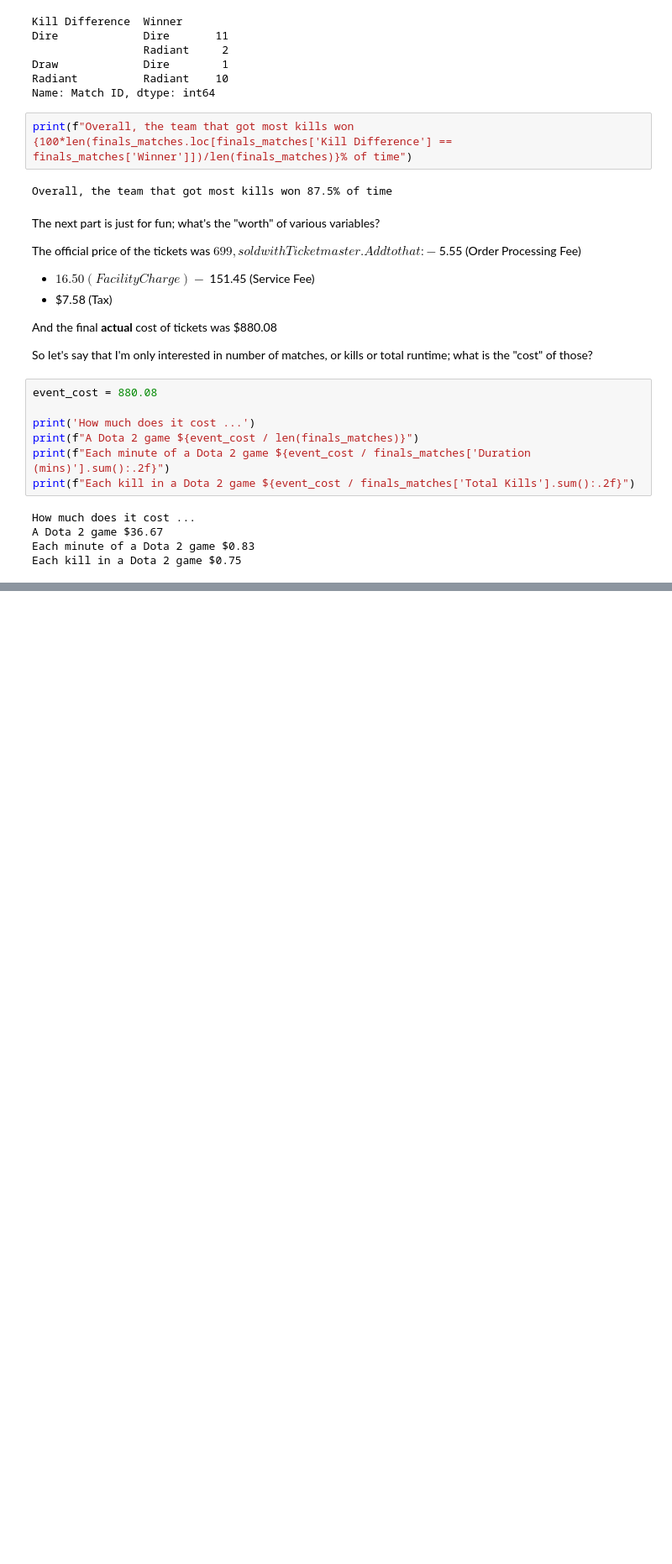
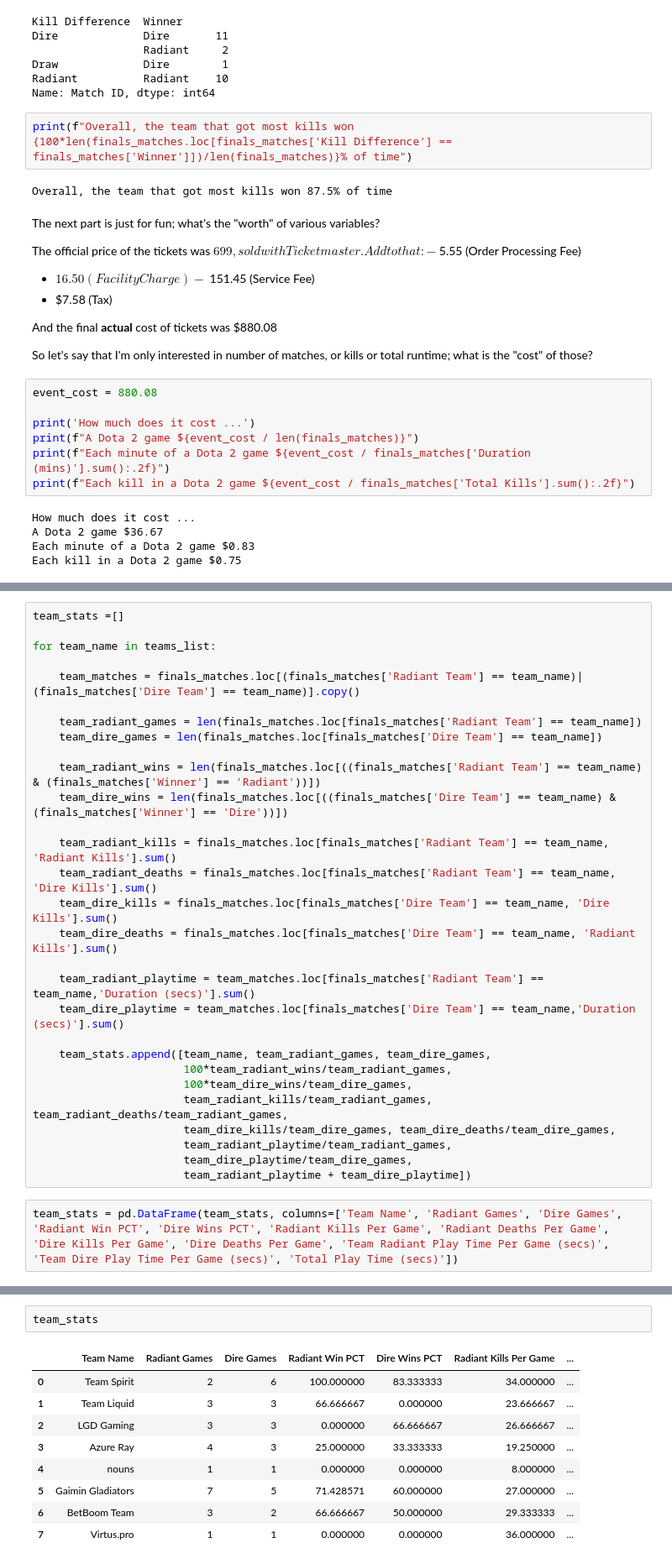
Before and after one commit to tomoumer/dota2_ti12, a Jupyter notebook: notebooks/01_eda_ti12.ipynb, the cells around one changed output, grey strips where cells are left out. Shown at 84% size. Cells and saved outputs as stored; diff of their text form; blank space fills up the shorter version.

```diff
--- a/notebooks/01_eda_ti12.ipynb
+++ b/notebooks/01_eda_ti12.ipynb
@@ -275,0 +287,31 @@ min cost per minute of team game (17 games) is $1.18
+# %%
+team_stats =[]
+
+for team_name in teams_list:
+
+    team_matches = finals_matches.loc[(finals_matches['Radiant Team'] == team_name)| (finals_matches['Dire Team'] == team_name)].copy()
+
+    team_radiant_games = len(finals_matches.loc[finals_matches['Radiant Team'] == team_name])
+    team_dire_games = len(finals_matches.loc[finals_matches['Dire Team'] == team_name])
+
+    team_radiant_wins = len(finals_matches.loc[((finals_matches['Radiant Team'] == team_name) & (finals_matches['Winner'] == 'Radiant'))])
+    team_dire_wins = len(finals_matches.loc[((finals_matches['Dire Team'] == team_name) & (finals_matches['Winner'] == 'Dire'))])
+
+    team_radiant_kills = finals_matches.loc[finals_matches['Radiant Team'] == team_name, 'Radiant Kills'].sum()
+    team_radiant_deaths = finals_matches.loc[finals_matches['Radiant Team'] == team_name, 'Dire Kills'].sum()
+    team_dire_kills = finals_matches.loc[finals_matches['Dire Team'] == team_name, 'Dire Kills'].sum()
+    team_dire_deaths = finals_matches.loc[finals_matches['Dire Team'] == team_name, 'Radiant Kills'].sum()
+
+    team_radiant_playtime = team_matches.loc[finals_matches['Radiant Team'] == team_name,'Duration (secs)'].sum()
+    team_dire_playtime = team_matches.loc[finals_matches['Dire Team'] == team_name,'Duration (secs)'].sum()
+
+    team_stats.append([team_name, team_radiant_games, team_dire_games,
+                       100*team_radiant_wins/team_radiant_games,
+                       100*team_dire_wins/team_dire_games,
+                       team_radiant_kills/team_radiant_games, team_radiant_deaths/team_radiant_games,
+                       team_dire_kills/team_dire_games, team_dire_deaths/team_dire_games,
+                       team_radiant_playtime/team_radiant_games,
+                       team_dire_playtime/team_dire_games,
+                       team_radiant_playtime + team_dire_playtime])
+# %%
+team_stats = pd.DataFrame(team_stats, columns=['Team Name', 'Radiant Games', 'Dire Games', 'Radiant Win PCT', 'Dire Wins PCT', 'Radiant Kills Per Game', 'Radiant Deaths Per Game', 'Dire Kills Per Game', 'Dire Deaths Per Game', 'Team Radiant Play Time Per Game (secs)', 'Team Dire Play Time Per Game (secs)', 'Total Play Time (secs)'])
@@ -275,0 +324,12 @@ min cost per minute of team game (17 games) is $1.18
+# %%
+team_stats
+# %% [output]
+|  | Team Name | Radiant Games | Dire Games | Radiant Win PCT | Dire Wins PCT | Radiant Kills Per Game | ... |
+| 0 | Team Spirit | 2 | 6 | 100.000000 | 83.333333 | 34.000000 | ... |
+| 1 | Team Liquid | 3 | 3 | 66.666667 | 0.000000 | 23.666667 | ... |
+| 2 | LGD Gaming | 3 | 3 | 0.000000 | 66.666667 | 26.666667 | ... |
+| 3 | Azure Ray | 4 | 3 | 25.000000 | 33.333333 | 19.250000 | ... |
+| 4 | nouns | 1 | 1 | 0.000000 | 0.000000 | 8.000000 | ... |
+| 5 | Gaimin Gladiators | 7 | 5 | 71.428571 | 60.000000 | 27.000000 | ... |
+| 6 | BetBoom Team | 3 | 2 | 66.666667 | 50.000000 | 29.333333 | ... |
+| 7 | Virtus.pro | 1 | 1 | 0.000000 | 0.000000 | 36.000000 | ... |
```
Also changed, not shown: parts of 10 cells of this notebook.
